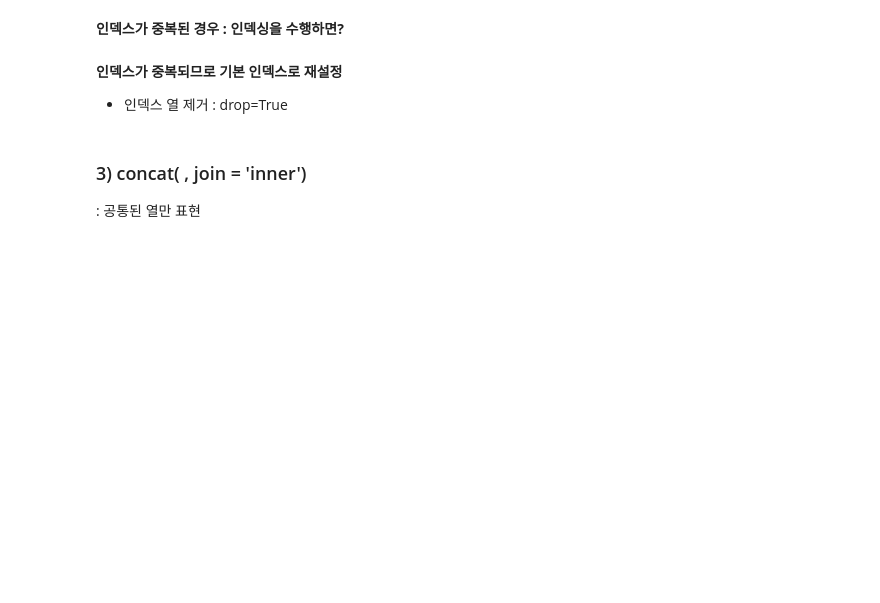
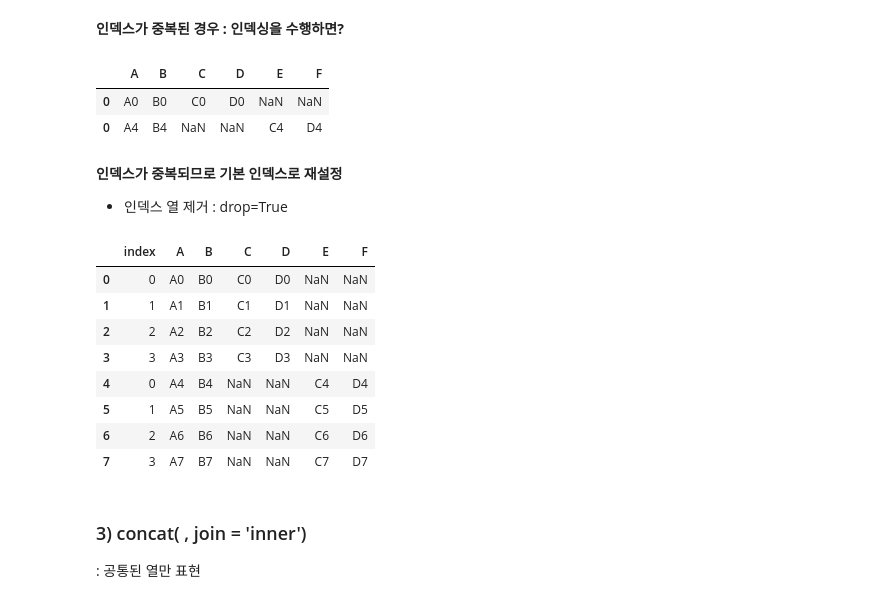
Before and after one commit to rlfgus0821/-HTML-, a Jupyter notebook: 05_pandas/pandas_07_데이터합치기.ipynb, the cells around one changed output. Saved outputs shown, nothing was run; the diff lists cells and outputs as text; code cells hidden in the pictures; blank space fills up the shorter version.

```diff
--- a/05_pandas/pandas_07_데이터합치기.ipynb
+++ b/05_pandas/pandas_07_데이터합치기.ipynb
@@ -99,3 +144,5 @@ df3
 # %% [markdown]
 - 행을 모두 표현
 - join 인수 생략 : 기본값이 'outer'로 지정되어 있음 (모든 열 표현)
+# %%
+result = pd.concat([df1,df2])
@@ -102,8 +161,26 @@ df3
 # %% [markdown]
 **인덱스가 중복된 경우 : 인덱싱을 수행하면?**
+# %%
+result.loc[0]
+# %% [output]
+|  | A | B | C | D | E | F |
+| 0 | A0 | B0 | C0 | D0 | NaN | NaN |
+| 0 | A4 | B4 | NaN | NaN | C4 | D4 |
 # %% [markdown]
 **인덱스가 중복되므로 기본 인덱스로 재설정**
 - 인덱스 열 제거 : drop=True
+# %%
+result.reset_index(drop+True)
+# %% [output]
+|  | index | A | B | C | D | E | F |
+| 0 | 0 | A0 | B0 | C0 | D0 | NaN | NaN |
+| 1 | 1 | A1 | B1 | C1 | D1 | NaN | NaN |
+| 2 | 2 | A2 | B2 | C2 | D2 | NaN | NaN |
+| 3 | 3 | A3 | B3 | C3 | D3 | NaN | NaN |
+| 4 | 0 | A4 | B4 | NaN | NaN | C4 | D4 |
+| 5 | 1 | A5 | B5 | NaN | NaN | C5 | D5 |
+| 6 | 2 | A6 | B6 | NaN | NaN | C6 | D6 |
+| 7 | 3 | A7 | B7 | NaN | NaN | C7 | D7 |
 # %% [markdown]
 ### 3) concat( , join = 'inner')
 
```
Also changed, not shown: parts of 61 cells of this notebook, 3 other files.
